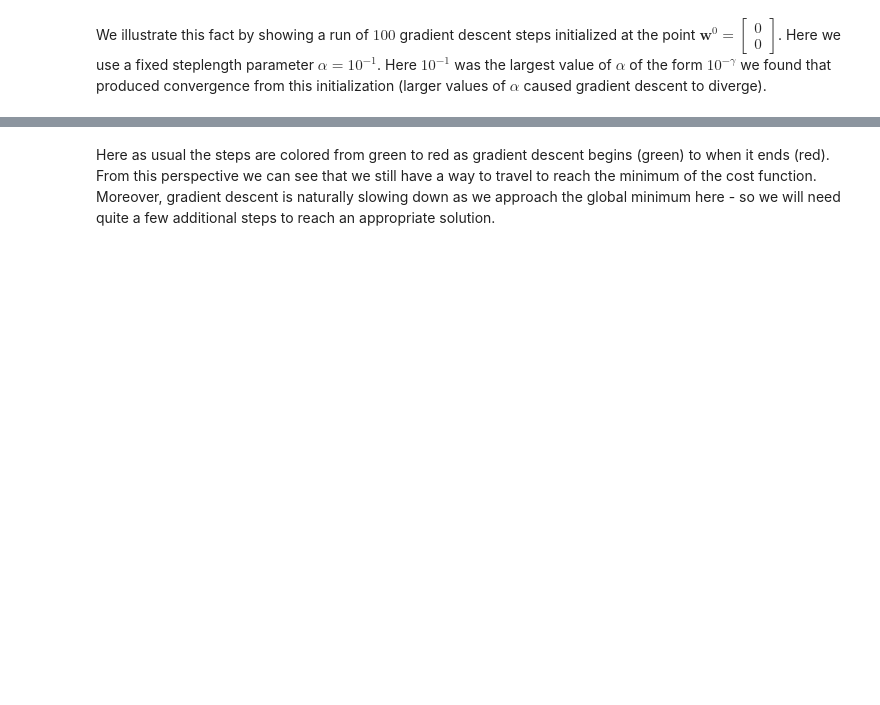
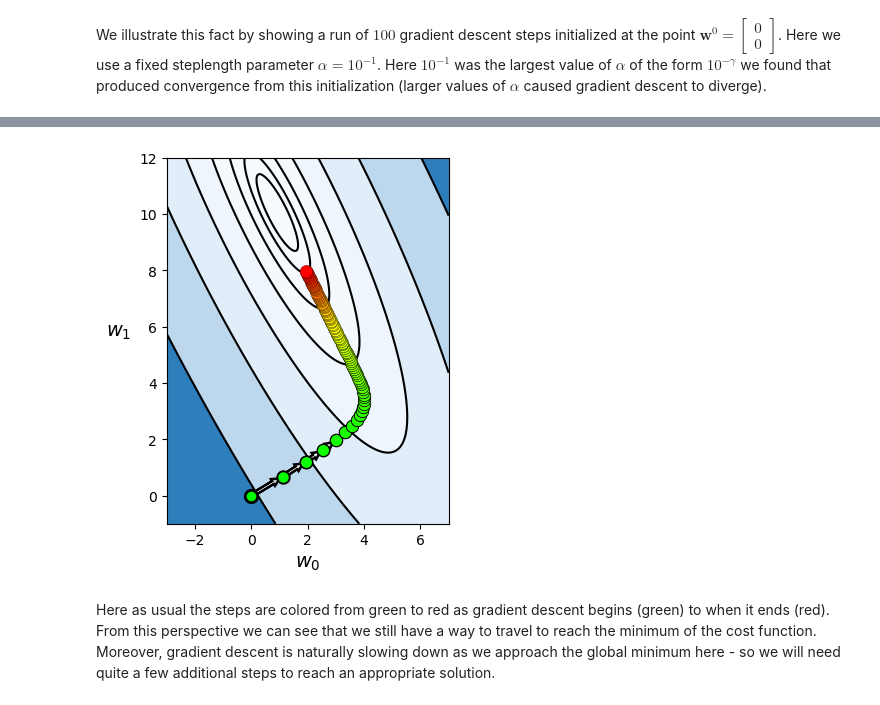
Before and after one commit to neonwatty/machine_learning_refined, a Jupyter notebook: notes/9_Feature_engineer_select/9_3_Scaling.ipynb, the cells around one changed output, grey strips where cells are left out. Drawn from its saved outputs; the diff is of its cells as text; code cells hidden in the pictures; blank space fills up the shorter version.

```diff
--- a/notes/9_Feature_engineer_select/9_3_Scaling.ipynb
+++ b/notes/9_Feature_engineer_select/9_3_Scaling.ipynb
@@ -78,8 +107,8 @@ We illustrate this fact by showing a run of $100$ gradient descent steps initial
 ## This code cell will not be shown in the HTML version of this notebook
 # run gradient descent to minimize the Least Squares cost for linear regression
 g = least_squares; w = np.array([0.0,0.0])[:,np.newaxis]; max_its = 100; alpha_choice = 10**(-1);
-weight_history,cost_history = optimizers.gradient_descent(g,alpha_choice,max_its,w)
+weight_history,cost_history = section_9_3_helpers.gradient_descent(g,alpha_choice,max_its,w)
 
 # show run on contour plot
-static_plotter.two_input_contour_plot(g,weight_history,xmin = -3,xmax = 7,ymin = -1,ymax = 12,num_contours = 7,show_original = False)
+demo.two_input_contour_plot(g,weight_history,xmin = -3,xmax = 7,ymin = -1,ymax = 12,num_contours = 7,show_original = False)
 # %% [output]
@@ -88,3 +115,4 @@ static_plotter.two_input_contour_plot(g,weight_history,xmin = -3,xmax = 7,ymin =
+[figure, added]
 # %% [markdown]
 Here as usual the steps are colored from green to red as gradient descent begins (green) to when it ends (red).  From this perspective we can see that we still have a way to travel to reach the minimum of the cost function.  Moreover, gradient descent is naturally slowing down as we approach the global minimum here - so we will need quite a few additional steps to reach an appropriate solution.
 # %% [markdown]
```
Also changed, not shown: parts of 7 cells of this notebook, 33 other files.
